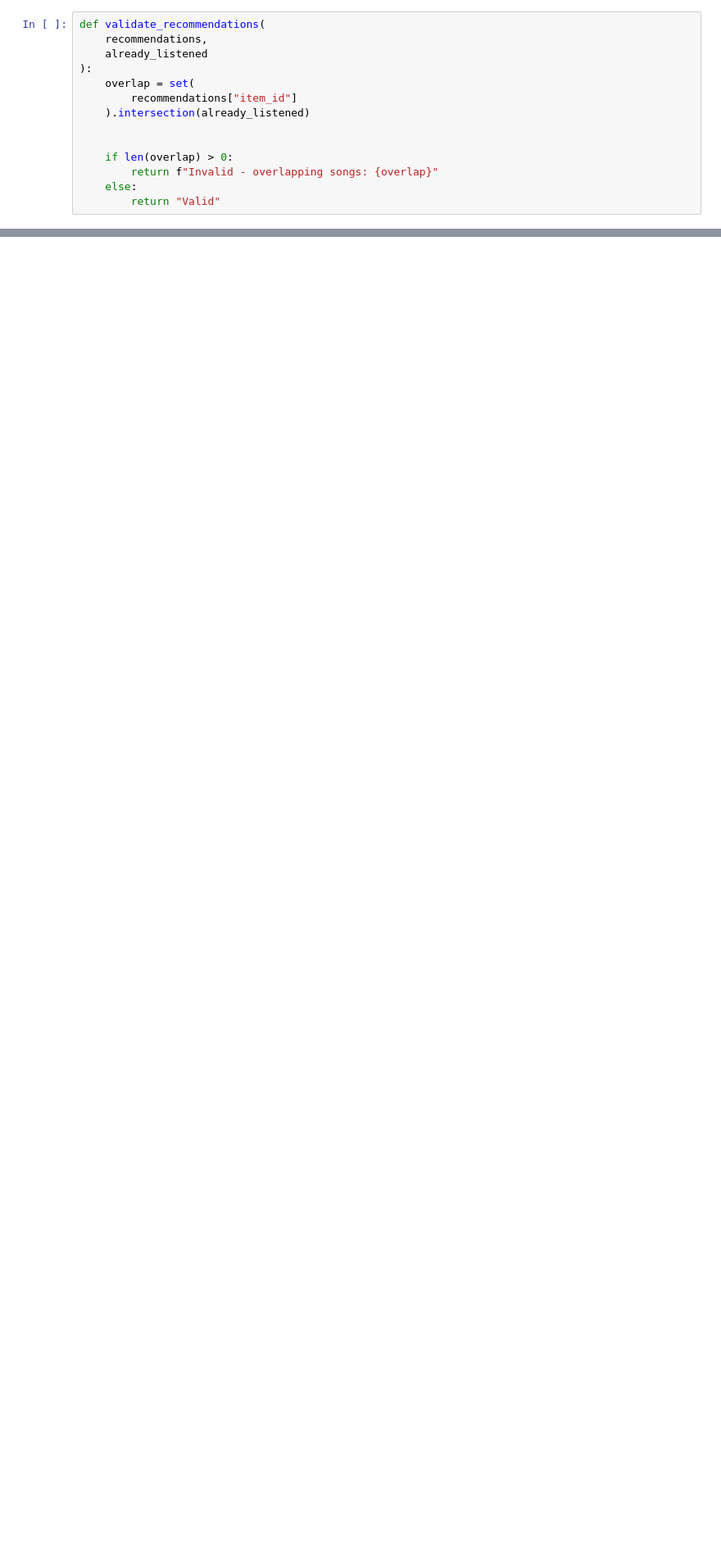
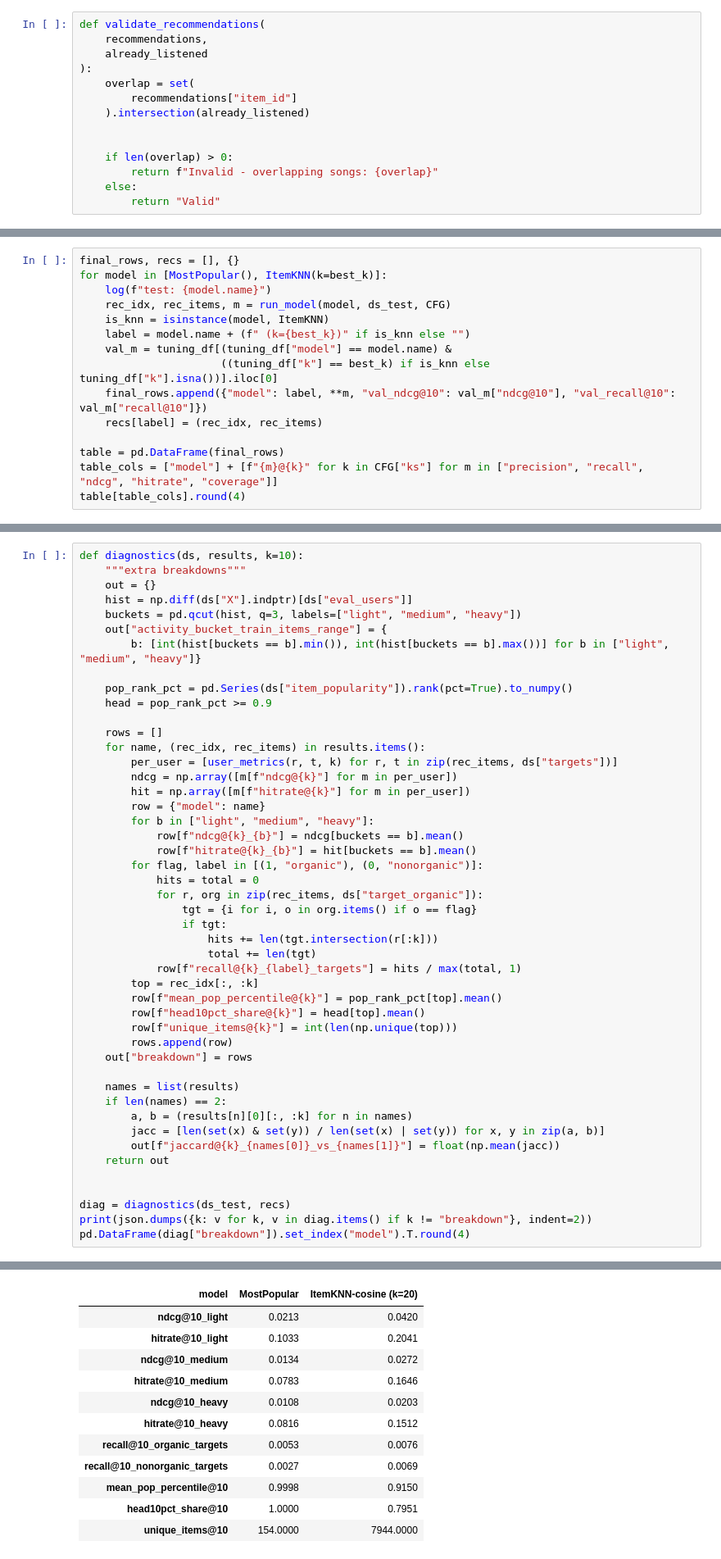
Before and after one commit to SMK-BTW/Twenty, a Jupyter notebook: Machine_Learning_Project.ipynb, the cells around one changed output, grey strips where cells are left out. Shown at 82% size. Drawn from its saved outputs; the diff is of its cells as text; blank space fills up the shorter version.

```diff
--- a/Machine_Learning_Project.ipynb
+++ b/Machine_Learning_Project.ipynb
@@ -241,0 +623,15 @@ def validate_recommendations(
+# %%
+final_rows, recs = [], {}
+for model in [MostPopular(), ItemKNN(k=best_k)]:
+    log(f"test: {model.name}")
+    rec_idx, rec_items, m = run_model(model, ds_test, CFG)
+    is_knn = isinstance(model, ItemKNN)
+    label = model.name + (f" (k={best_k})" if is_knn else "")
+    val_m = tuning_df[(tuning_df["model"] == model.name) &
+                      ((tuning_df["k"] == best_k) if is_knn else tuning_df["k"].isna())].iloc[0]
+    final_rows.append({"model": label, **m, "val_ndcg@10": val_m["ndcg@10"], "val_recall@10": val_m["recall@10"]})
+    recs[label] = (rec_idx, rec_items)
+
+table = pd.DataFrame(final_rows)
+table_cols = ["model"] + [f"{m}@{k}" for k in CFG["ks"] for m in ["precision", "recall", "ndcg", "hitrate", "coverage"]]
+table[table_cols].round(4)
@@ -241,0 +647,48 @@ def validate_recommendations(
+# %%
+def diagnostics(ds, results, k=10):
+    """extra breakdowns"""
+    out = {}
+    hist = np.diff(ds["X"].indptr)[ds["eval_users"]]
+    buckets = pd.qcut(hist, q=3, labels=["light", "medium", "heavy"])
+    out["activity_bucket_train_items_range"] = {
+        b: [int(hist[buckets == b].min()), int(hist[buckets == b].max())] for b in ["light", "medium", "heavy"]}
+
+    pop_rank_pct = pd.Series(ds["item_popularity"]).rank(pct=True).to_numpy()
+    head = pop_rank_pct >= 0.9
+
+    rows = []
+    for name, (rec_idx, rec_items) in results.items():
+        per_user = [user_metrics(r, t, k) for r, t in zip(rec_items, ds["targets"])]
+        ndcg = np.array([m[f"ndcg@{k}"] for m in per_user])
+        hit = np.array([m[f"hitrate@{k}"] for m in per_user])
+        row = {"model": name}
+        for b in ["light", "medium", "heavy"]:
+            row[f"ndcg@{k}_{b}"] = ndcg[buckets == b].mean()
+            row[f"hitrate@{k}_{b}"] = hit[buckets == b].mean()
+        for flag, label in [(1, "organic"), (0, "nonorganic")]:
+            hits = total = 0
+            for r, org in zip(rec_items, ds["target_organic"]):
+                tgt = {i for i, o in org.items() if o == flag}
+                if tgt:
+                    hits += len(tgt.intersection(r[:k]))
+                    total += len(tgt)
+            row[f"recall@{k}_{label}_targets"] = hits / max(total, 1)
+        top = rec_idx[:, :k]
+        row[f"mean_pop_percentile@{k}"] = pop_rank_pct[top].mean()
+        row[f"head10pct_share@{k}"] = head[top].mean()
+        row[f"unique_items@{k}"] = int(len(np.unique(top)))
+        rows.append(row)
+    out["breakdown"] = rows
+
+    names = list(results)
+    if len(names) == 2:
+        a, b = (results[n][0][:, :k] for n in names)
+        jacc = [len(set(x) & set(y)) / len(set(x) | set(y)) for x, y in zip(a, b)]
+        out[f"jaccard@{k}_{names[0]}_vs_{names[1]}"] = float(np.mean(jacc))
+    return out
+
+
+diag = diagnostics(ds_test, recs)
+print(json.dumps({k: v for k, v in diag.items() if k != "breakdown"}, indent=2))
+pd.DataFrame(diag["breakdown"]).set_index("model").T.round(4)
+# %% [output]
@@ -241,0 +712,12 @@ def validate_recommendations(
+| model | MostPopular | ItemKNN-cosine (k=20) |
+| ndcg@10_light | 0.0213 | 0.0420 |
+| hitrate@10_light | 0.1033 | 0.2041 |
+| ndcg@10_medium | 0.0134 | 0.0272 |
+| hitrate@10_medium | 0.0783 | 0.1646 |
+| ndcg@10_heavy | 0.0108 | 0.0203 |
+| hitrate@10_heavy | 0.0816 | 0.1512 |
+| recall@10_organic_targets | 0.0053 | 0.0076 |
+| recall@10_nonorganic_targets | 0.0027 | 0.0069 |
+| mean_pop_percentile@10 | 0.9998 | 0.9150 |
+| head10pct_share@10 | 1.0000 | 0.7951 |
+| unique_items@10 | 154.0000 | 7944.0000 |
```
Also changed, not shown: parts of 37 cells of this notebook, 20 other files.
